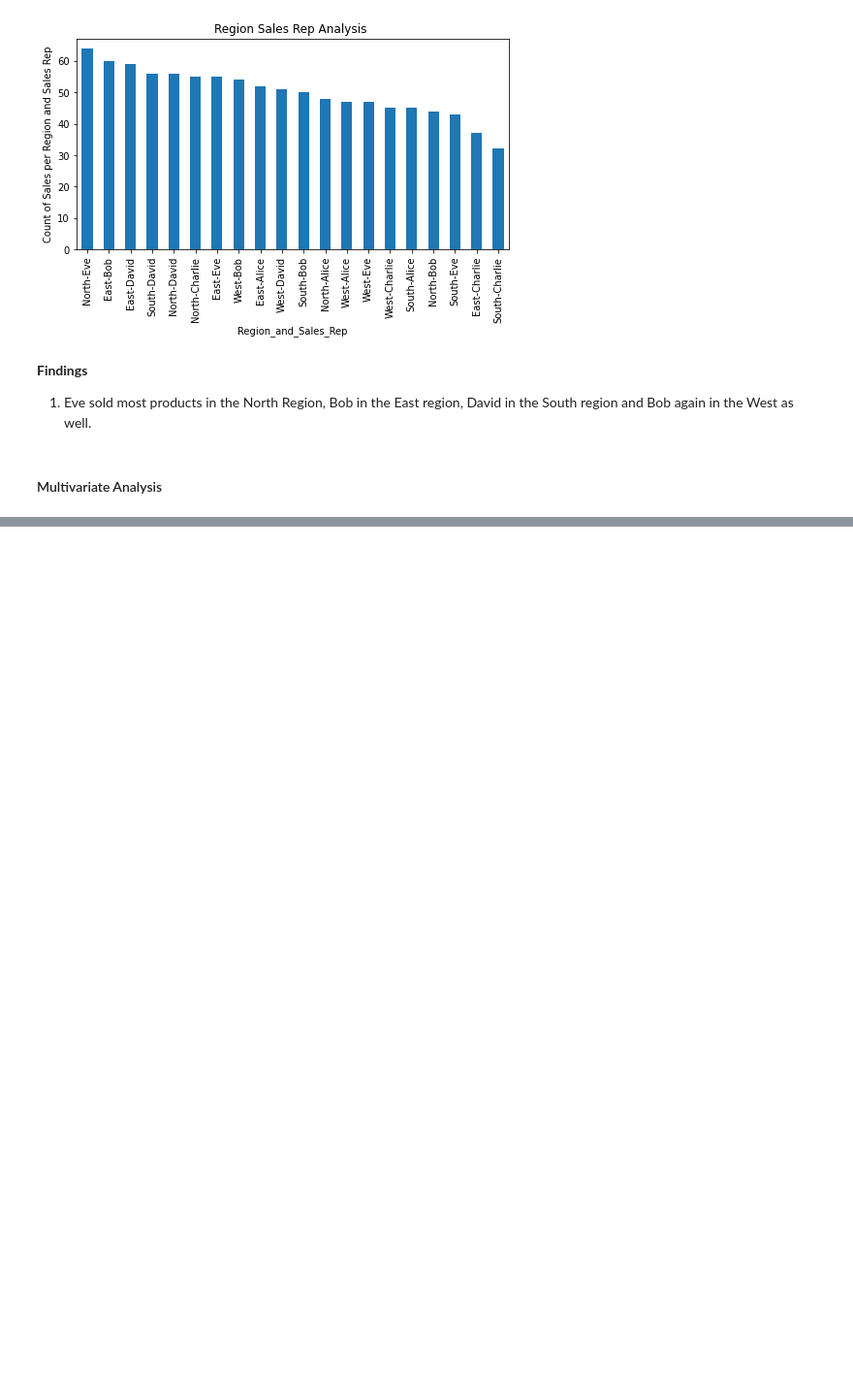
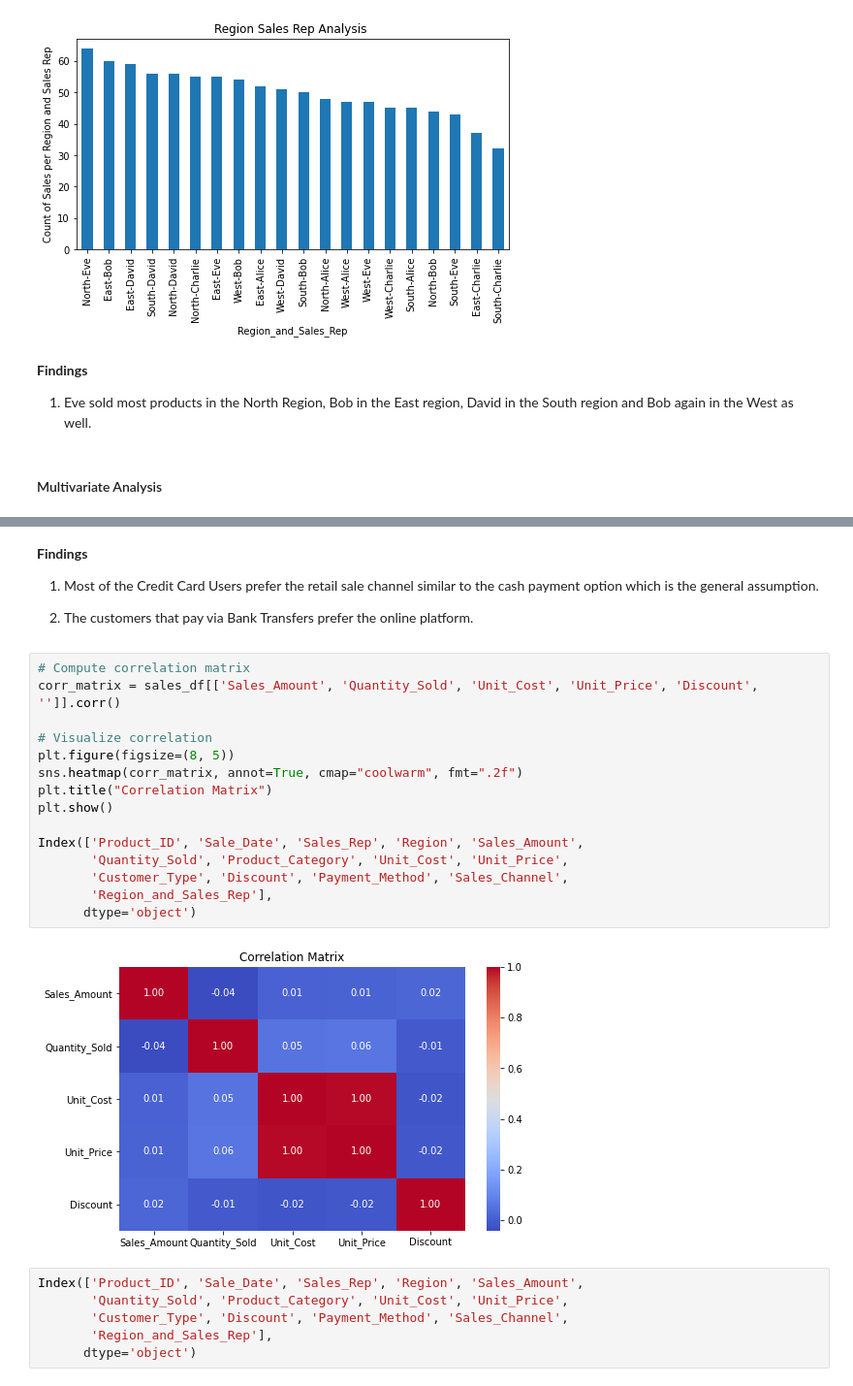
Before and after one commit to jgatharia/Sales_Analysis_Report, a Jupyter notebook: index.ipynb, the cells around one changed output, grey strips where cells are left out. Shown at 97% size. Drawn from its saved outputs; the diff is of its cells as text; blank space fills up the shorter version.

```diff
--- a/index.ipynb
+++ b/index.ipynb
@@ -327,0 +407,29 @@ Name: count, dtype: int64
+# %% [markdown]
+**Findings**
+
+1. Most of the Credit Card Users prefer the retail sale channel similar to the cash payment option which is the general assumption.
+
+2. The customers that pay via Bank Transfers prefer the online platform.
+# %%
+# Compute correlation matrix
+corr_matrix = sales_df[['Sales_Amount', 'Quantity_Sold', 'Unit_Cost', 'Unit_Price', 'Discount', '']].corr()
+
+# Visualize correlation
+plt.figure(figsize=(8, 5))
+sns.heatmap(corr_matrix, annot=True, cmap="coolwarm", fmt=".2f")
+plt.title("Correlation Matrix")
+plt.show()
+
+Index(['Product_ID', 'Sale_Date', 'Sales_Rep', 'Region', 'Sales_Amount',
+       'Quantity_Sold', 'Product_Category', 'Unit_Cost', 'Unit_Price',
+       'Customer_Type', 'Discount', 'Payment_Method', 'Sales_Channel',
+       'Region_and_Sales_Rep'],
+      dtype='object')
+# %% [output]
+[figure, added]
+# %%
+Index(['Product_ID', 'Sale_Date', 'Sales_Rep', 'Region', 'Sales_Amount',
+       'Quantity_Sold', 'Product_Category', 'Unit_Cost', 'Unit_Price',
+       'Customer_Type', 'Discount', 'Payment_Method', 'Sales_Channel',
+       'Region_and_Sales_Rep'],
+      dtype='object')
```
Also changed, not shown: parts of 6 cells of this notebook.
